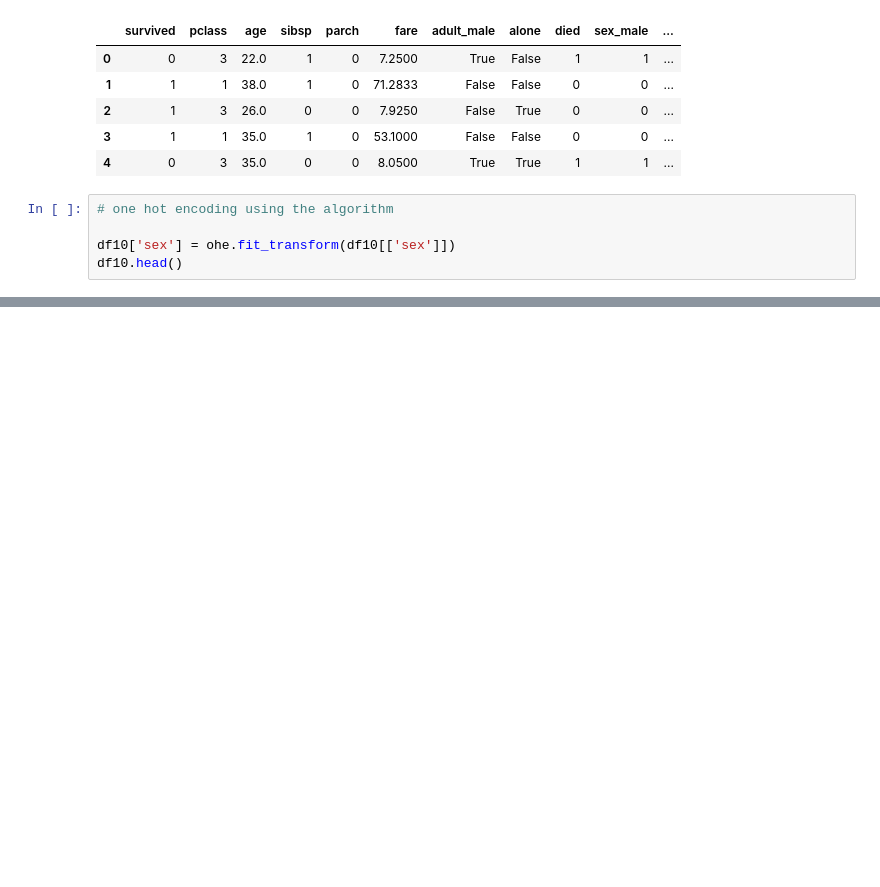
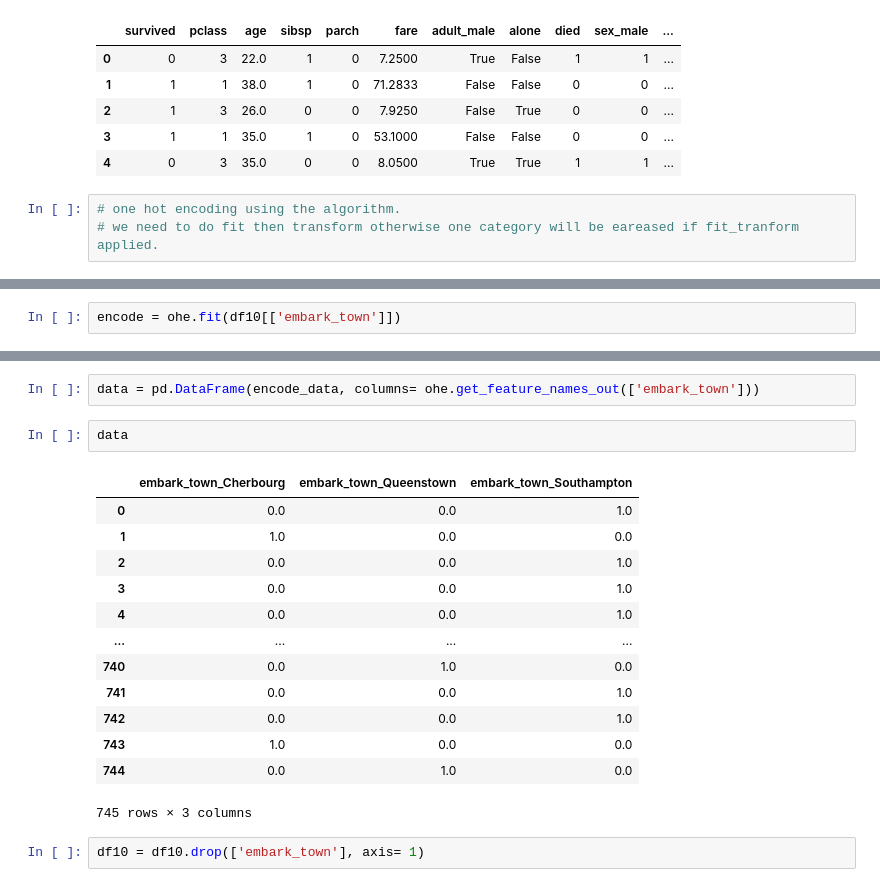
Before and after one commit to Bikram213/titanic_dataset_EDA, a Jupyter notebook: titanic_dataset_EDA.ipynb, the cells around one changed output, grey strips where cells are left out. Saved outputs shown, nothing was run; the diff lists cells and outputs as text; blank space fills up the shorter version.

Commit message:
Encoding one-hot corrected

```diff
--- a/titanic_dataset_EDA.ipynb
+++ b/titanic_dataset_EDA.ipynb
@@ -871,7 +875,5 @@ df11.head()
 | 3 | 1 | 1 | 35.0 | 1 | 0 | 53.1000 | False | False | 0 | 0 | ... |
 | 4 | 0 | 3 | 35.0 | 0 | 0 | 8.0500 | True | True | 1 | 1 | ... |
 # %%
-# one hot encoding using the algorithm
-
-df10['sex'] = ohe.fit_transform(df10[['sex']])
-df10.head()
+# one hot encoding using the algorithm.
+# we need to do fit then transform otherwise one category will be eareased if fit_tranform applied.
@@ -884,0 +888,2 @@ df10.head()
+# %%
+encode = ohe.fit(df10[['embark_town']])
@@ -884,0 +906,20 @@ df10.head()
+# %%
+data = pd.DataFrame(encode_data, columns= ohe.get_feature_names_out(['embark_town']))
+# %%
+data
+# %% [output]
+|  | embark_town_Cherbourg | embark_town_Queenstown | embark_town_Southampton |
+| 0 | 0.0 | 0.0 | 1.0 |
+| 1 | 1.0 | 0.0 | 0.0 |
+| 2 | 0.0 | 0.0 | 1.0 |
+| 3 | 0.0 | 0.0 | 1.0 |
+| 4 | 0.0 | 0.0 | 1.0 |
+| ... | ... | ... | ... |
+| 740 | 0.0 | 1.0 | 0.0 |
+| 741 | 0.0 | 0.0 | 1.0 |
+| 742 | 0.0 | 0.0 | 1.0 |
+| 743 | 1.0 | 0.0 | 0.0 |
+| 744 | 0.0 | 1.0 | 0.0 |
+745 rows × 3 columns
+# %%
+df10 = df10.drop(['embark_town'], axis= 1)
```
Also changed, not shown: parts of 37 cells of this notebook.
